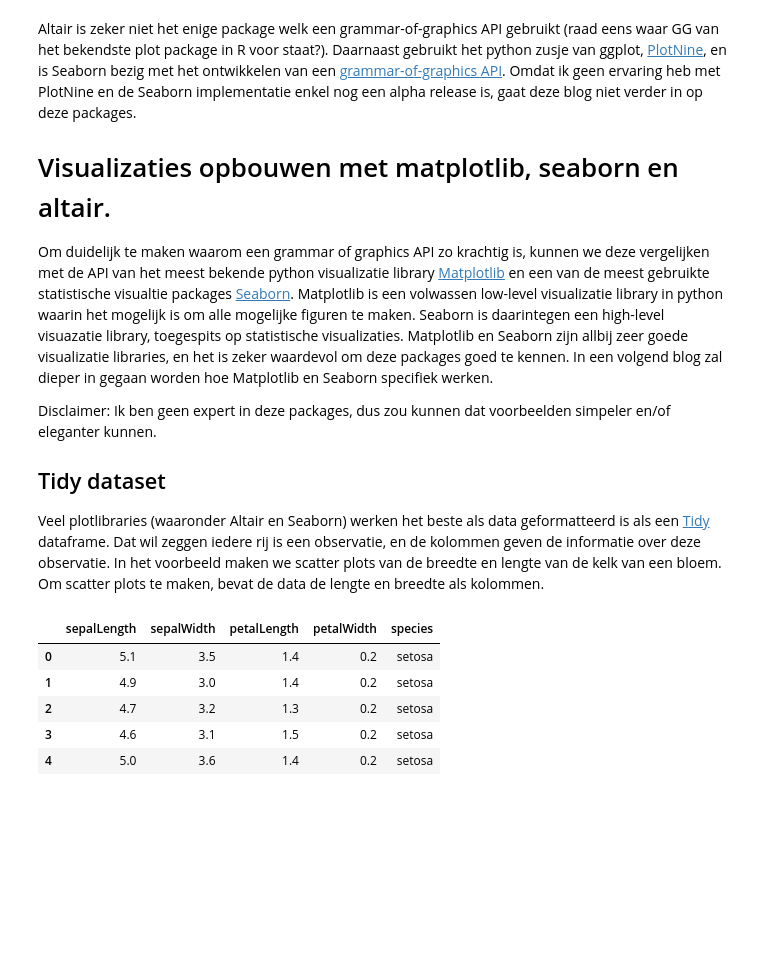
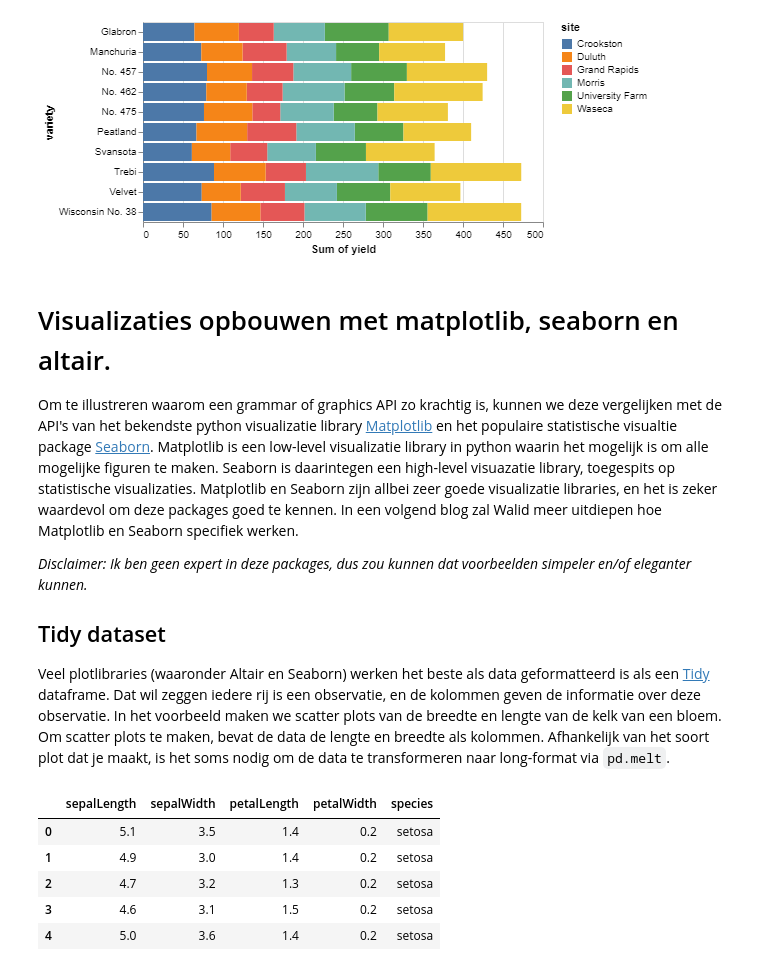
Before and after one commit to rrodenburg/KnowledgeSharing, a Jupyter notebook: DataBaaS/gg_in_python_altair.ipynb, the cells around one changed output. Saved outputs shown, nothing was run; the diff lists cells and outputs as text; code cells hidden in the pictures; blank space fills up the shorter version.

Commit message:
altair gg blog eerste versie

```diff
--- a/DataBaaS/gg_in_python_altair.ipynb
+++ b/DataBaaS/gg_in_python_altair.ipynb
@@ -24,5 +41,4 @@ In het voorbeeld hieronder word een visualizatie opgebouwd met deze stappen (sta
 # %%
-import altair as alt
 from vega_datasets import data
 
 df = data.barley()
@@ -32,9 +48,9 @@ df = data.barley()
     .Chart(df)
     # 2. Encode data naar visualizatie
     .encode(
-        x='variety',
         # 3. Statistische transformatie
-        y='sum(yield)',
+        x='sum(yield)',
+        y='variety',
         color='site'
     )
     # 4. Toevoegen van geometrisch object
@@ -45,21 +60,22 @@ df = data.barley()
+[figure, added]
 # %% [markdown]
-Altair is zeker niet het enige package welk een grammar-of-graphics API gebruikt (raad eens waar GG van het bekendste plot package in R voor staat?).
-Daarnaast gebruikt het python zusje van ggplot, [PlotNine](https://plotnine.readthedocs.io/en/stable/index.html), en is Seaborn bezig met het ontwikkelen van een [grammar-of-graphics API](http://seaborn.pydata.org/nextgen/).
-Omdat ik geen ervaring heb met PlotNine en de Seaborn implementatie enkel nog een alpha release is, gaat deze blog niet verder in op deze packages.
-
 # Visualizaties opbouwen met matplotlib, seaborn en altair.
 
-Om duidelijk te maken waarom een grammar of graphics API zo krachtig is, kunnen we deze vergelijken met de API van het meest bekende python visualizatie library [Matplotlib](https://matplotlib.org/) en een van de meest gebruikte statistische visualtie packages [Seaborn](https://seaborn.pydata.org/).
-Matplotlib is een volwassen low-level visualizatie library in python waarin het mogelijk is om alle mogelijke figuren te maken.
+Om te illustreren waarom een grammar of graphics API zo krachtig is, kunnen we deze vergelijken met de API's van het bekendste python visualizatie library [Matplotlib](https://matplotlib.org/) en het populaire statistische visualtie package [Seaborn](https://seaborn.pydata.org/).
+Matplotlib is een low-level visualizatie library in python waarin het mogelijk is om alle mogelijke figuren te maken.
 Seaborn is daarintegen een high-level visuazatie library, toegespits op statistische visualizaties.
-Matplotlib en Seaborn zijn allbij zeer goede visualizatie libraries, en het is zeker waardevol om deze packages goed te kennen.
-In een volgend blog zal dieper in gegaan worden hoe Matplotlib en Seaborn specifiek werken.
+Matplotlib en Seaborn zijn allbei zeer goede visualizatie libraries, en het is zeker waardevol om deze packages goed te kennen.
+In een volgend blog zal Walid meer uitdiepen hoe Matplotlib en Seaborn specifiek werken.
 
-Disclaimer: Ik ben geen expert in deze packages, dus zou kunnen dat voorbeelden simpeler en/of eleganter kunnen.
+*Disclaimer: Ik ben geen expert in deze packages, dus zou kunnen dat voorbeelden simpeler en/of eleganter kunnen.*
 
 ## Tidy dataset
 
-Veel plotlibraries (waaronder Altair en Seaborn) werken het beste als data geformatteerd is als een [Tidy](https://en.wikipedia.org/wiki/Tidy_data) dataframe. Dat wil zeggen iedere rij is een observatie, en de kolommen geven de informatie over deze observatie. In het voorbeeld maken we scatter plots van de breedte en lengte van de kelk van een bloem. Om scatter plots te maken, bevat de data de lengte en breedte als kolommen.
+Veel plotlibraries (waaronder Altair en Seaborn) werken het beste als data geformatteerd is als een [Tidy](https://en.wikipedia.org/wiki/Tidy_data) dataframe.
+Dat wil zeggen iedere rij is een observatie, en de kolommen geven de informatie over deze observatie.
+In het voorbeeld maken we scatter plots van de breedte en lengte van de kelk van een bloem.
+Om scatter plots te maken, bevat de data de lengte en breedte als kolommen.
+Afhankelijk van het soort plot dat je maakt, is het soms nodig om de data te transformeren naar long-format via `pd.melt`.
 # %%
 df = data.iris()
 df.head(5)
```
Also changed, not shown: parts of 18 cells of this notebook, 1 other file.
